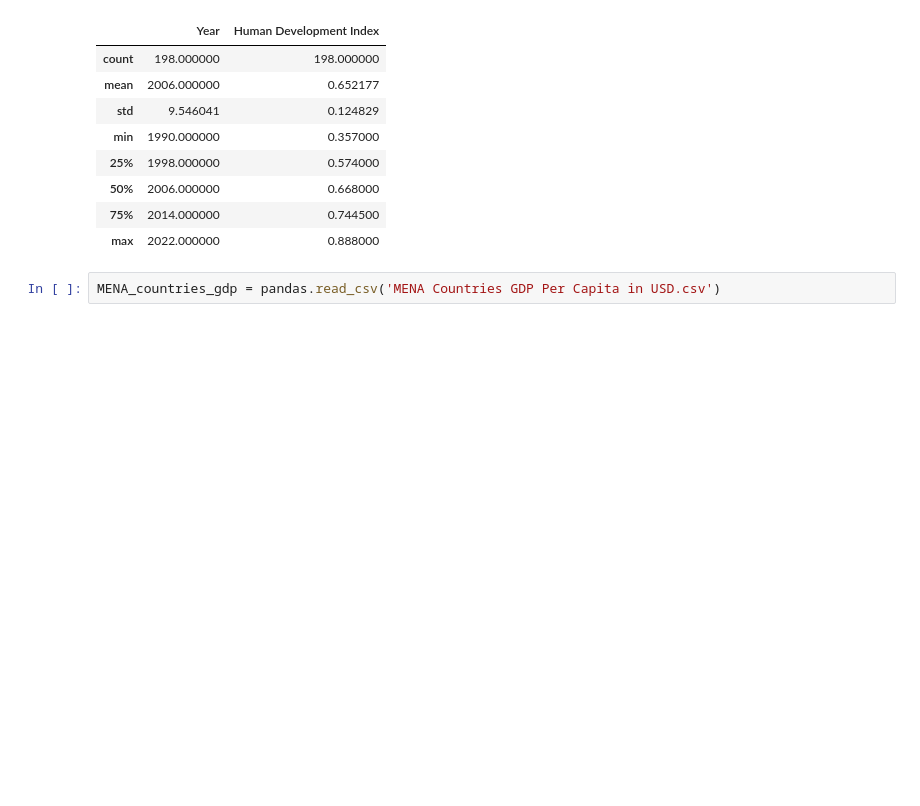
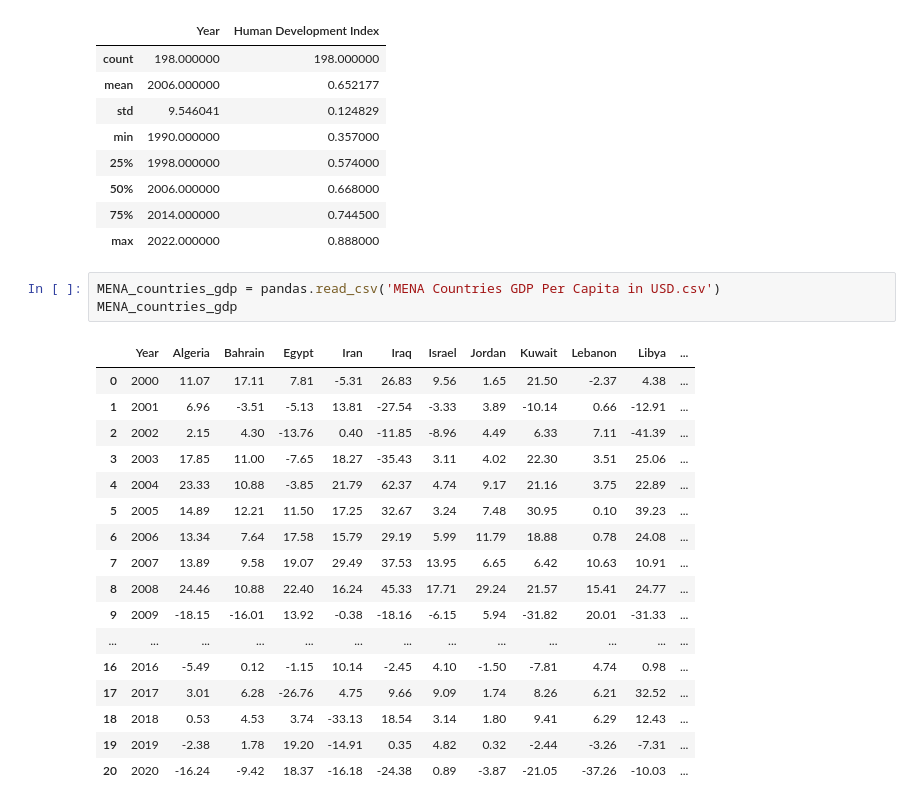
Before and after one commit to Josephmdlv/Final-work, a Jupyter notebook: Summary_statistics.ipynb, the cells around one changed output. Cells and saved outputs as stored; diff of their text form; blank space fills up the shorter version.

```diff
--- a/Summary_statistics.ipynb
+++ b/Summary_statistics.ipynb
@@ -90,4 +219,23 @@ sum_HDI.to_csv('sum_HDI.csv', index=False)
 | max | 2022.000000 | 0.888000 |
 # %%
 MENA_countries_gdp = pandas.read_csv('MENA Countries GDP Per Capita in USD.csv')
+MENA_countries_gdp
+# %% [output]
+|  | Year | Algeria | Bahrain | Egypt | Iran | Iraq | Israel | Jordan | Kuwait | Lebanon | Libya | ... |
+| 0 | 2000 | 11.07 | 17.11 | 7.81 | -5.31 | 26.83 | 9.56 | 1.65 | 21.50 | -2.37 | 4.38 | ... |
+| 1 | 2001 | 6.96 | -3.51 | -5.13 | 13.81 | -27.54 | -3.33 | 3.89 | -10.14 | 0.66 | -12.91 | ... |
+| 2 | 2002 | 2.15 | 4.30 | -13.76 | 0.40 | -11.85 | -8.96 | 4.49 | 6.33 | 7.11 | -41.39 | ... |
+| 3 | 2003 | 17.85 | 11.00 | -7.65 | 18.27 | -35.43 | 3.11 | 4.02 | 22.30 | 3.51 | 25.06 | ... |
+| 4 | 2004 | 23.33 | 10.88 | -3.85 | 21.79 | 62.37 | 4.74 | 9.17 | 21.16 | 3.75 | 22.89 | ... |
+| 5 | 2005 | 14.89 | 12.21 | 11.50 | 17.25 | 32.67 | 3.24 | 7.48 | 30.95 | 0.10 | 39.23 | ... |
+| 6 | 2006 | 13.34 | 7.64 | 17.58 | 15.79 | 29.19 | 5.99 | 11.79 | 18.88 | 0.78 | 24.08 | ... |
+| 7 | 2007 | 13.89 | 9.58 | 19.07 | 29.49 | 37.53 | 13.95 | 6.65 | 6.42 | 10.63 | 10.91 | ... |
+| 8 | 2008 | 24.46 | 10.88 | 22.40 | 16.24 | 45.33 | 17.71 | 29.24 | 21.57 | 15.41 | 24.77 | ... |
+| 9 | 2009 | -18.15 | -16.01 | 13.92 | -0.38 | -18.16 | -6.15 | 5.94 | -31.82 | 20.01 | -31.33 | ... |
+| ... | ... | ... | ... | ... | ... | ... | ... | ... | ... | ... | ... | ... |
+| 16 | 2016 | -5.49 | 0.12 | -1.15 | 10.14 | -2.45 | 4.10 | -1.50 | -7.81 | 4.74 | 0.98 | ... |
+| 17 | 2017 | 3.01 | 6.28 | -26.76 | 4.75 | 9.66 | 9.09 | 1.74 | 8.26 | 6.21 | 32.52 | ... |
+| 18 | 2018 | 0.53 | 4.53 | 3.74 | -33.13 | 18.54 | 3.14 | 1.80 | 9.41 | 6.29 | 12.43 | ... |
+| 19 | 2019 | -2.38 | 1.78 | 19.20 | -14.91 | 0.35 | 4.82 | 0.32 | -2.44 | -3.26 | -7.31 | ... |
+| 20 | 2020 | -16.24 | -9.42 | 18.37 | -16.18 | -24.38 | 0.89 | -3.87 | -21.05 | -37.26 | -10.03 | ... |
 # %%
```
Also changed, not shown: parts of 19 cells of this notebook.
